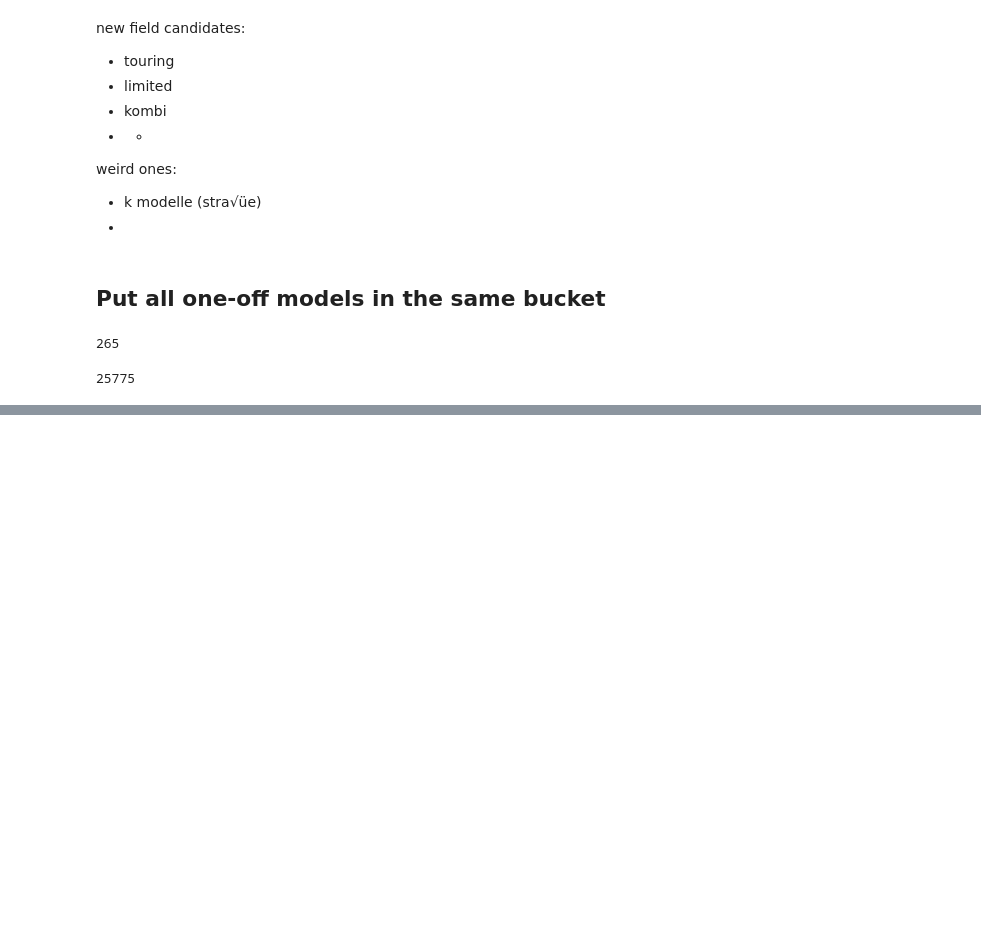
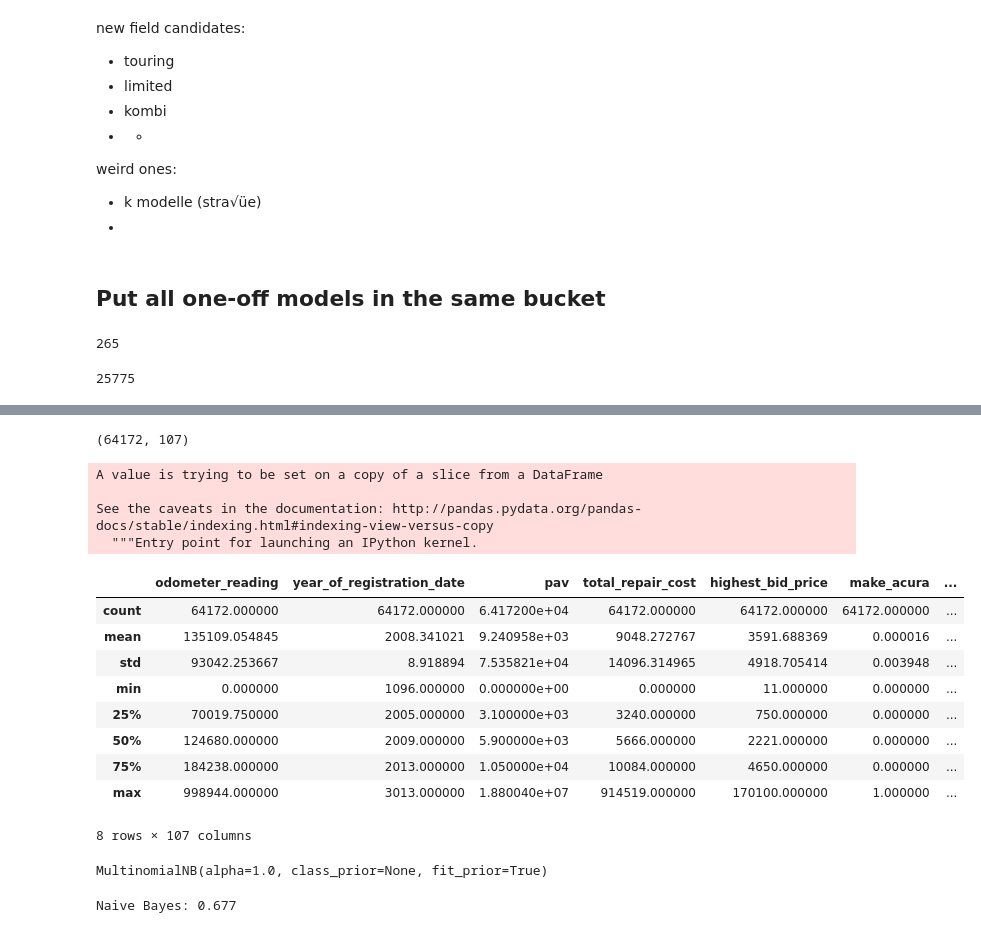
Before and after one commit to kjprice/smu-hackathon2019, a Jupyter notebook: Hackathan Project.ipynb, the cells around one changed output, grey strips where cells are left out. Drawn from its saved outputs; the diff is of its cells as text; code cells hidden in the pictures; blank space fills up the shorter version.

Commit message:
Naive bayes

```diff
--- a/Hackathan Project.ipynb
+++ b/Hackathan Project.ipynb
@@ -420,0 +452,2 @@ dtype: int64
+# %%
+data.make[data.make.isnull()] = 'other'
@@ -420,0 +461,6 @@ dtype: int64
+# %%
+data.car_type = data.car_type.astype('category')
+data.fuel_type = data.fuel_type.astype('category')
+data.make = data.make.astype('category')
+data.model = data.model.astype('category')
+data.copart_get = data.copart_get.astype('category')
@@ -420,0 +482,16 @@ dtype: int64
+# %%
+#cat_vars = ['car_type', 'fuel_type', 'make', 'model']
+cat_vars = ['car_type', 'fuel_type', 'make']
+X = data.copy()
+for var in cat_vars:
+    cat_list = 'var' + "_" + var
+    cat_list = pd.get_dummies(X[var], prefix=var)
+    df1 = data.join(cat_list)
+    X = df1
+X.drop(data.columns[[0,1,2,3,4]], axis=1, inplace=True)
+del X['copart_get']
+#cat_vars = data.columns.values.tolist()
+# %%
+X.shape
+# %% [output]
+(64172, 107)
@@ -420,0 +500,20 @@ dtype: int64
+# %%
+X.pav[X.pav < 0] = 0
+# %% [output]
+A value is trying to be set on a copy of a slice from a DataFrame
+
+See the caveats in the documentation: http://pandas.pydata.org/pandas-docs/stable/indexing.html#indexing-view-versus-copy
+  """Entry point for launching an IPython kernel.
+# %%
+X.describe()
+# %% [output]
+|  | odometer_reading | year_of_registration_date | pav | total_repair_cost | highest_bid_price | make_acura | ... |
+| count | 64172.000000 | 64172.000000 | 6.417200e+04 | 64172.000000 | 64172.000000 | 64172.000000 | ... |
+| mean | 135109.054845 | 2008.341021 | 9.240958e+03 | 9048.272767 | 3591.688369 | 0.000016 | ... |
+| std | 93042.253667 | 8.918894 | 7.535821e+04 | 14096.314965 | 4918.705414 | 0.003948 | ... |
+| min | 0.000000 | 1096.000000 | 0.000000e+00 | 0.000000 | 11.000000 | 0.000000 | ... |
+| 25% | 70019.750000 | 2005.000000 | 3.100000e+03 | 3240.000000 | 750.000000 | 0.000000 | ... |
+| 50% | 124680.000000 | 2009.000000 | 5.900000e+03 | 5666.000000 | 2221.000000 | 0.000000 | ... |
+| 75% | 184238.000000 | 2013.000000 | 1.050000e+04 | 10084.000000 | 4650.000000 | 0.000000 | ... |
+| max | 998944.000000 | 3013.000000 | 1.880040e+07 | 914519.000000 | 170100.000000 | 1.000000 | ... |
+8 rows × 107 columns
@@ -420,0 +524,8 @@ dtype: int64
+# %%
+clf.fit(X_train, y_train)
+# %% [output]
+MultinomialNB(alpha=1.0, class_prior=None, fit_prior=True)
+# %%
+print('Naive Bayes: {:.3f}'.format(accuracy_score(y_test, clf.predict(X_test))))
+# %% [output]
+Naive Bayes: 0.677
```
Also changed, not shown: parts of 14 cells of this notebook.
